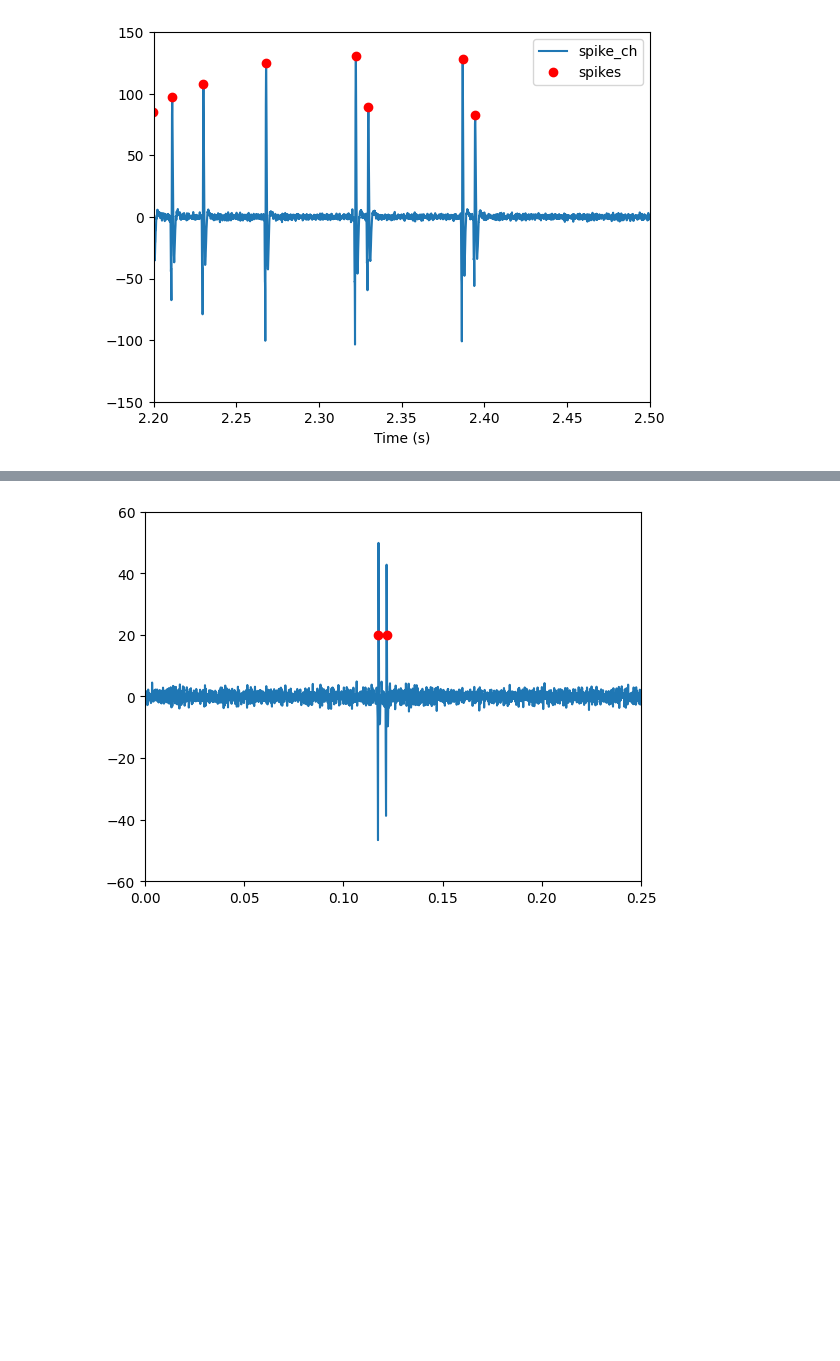
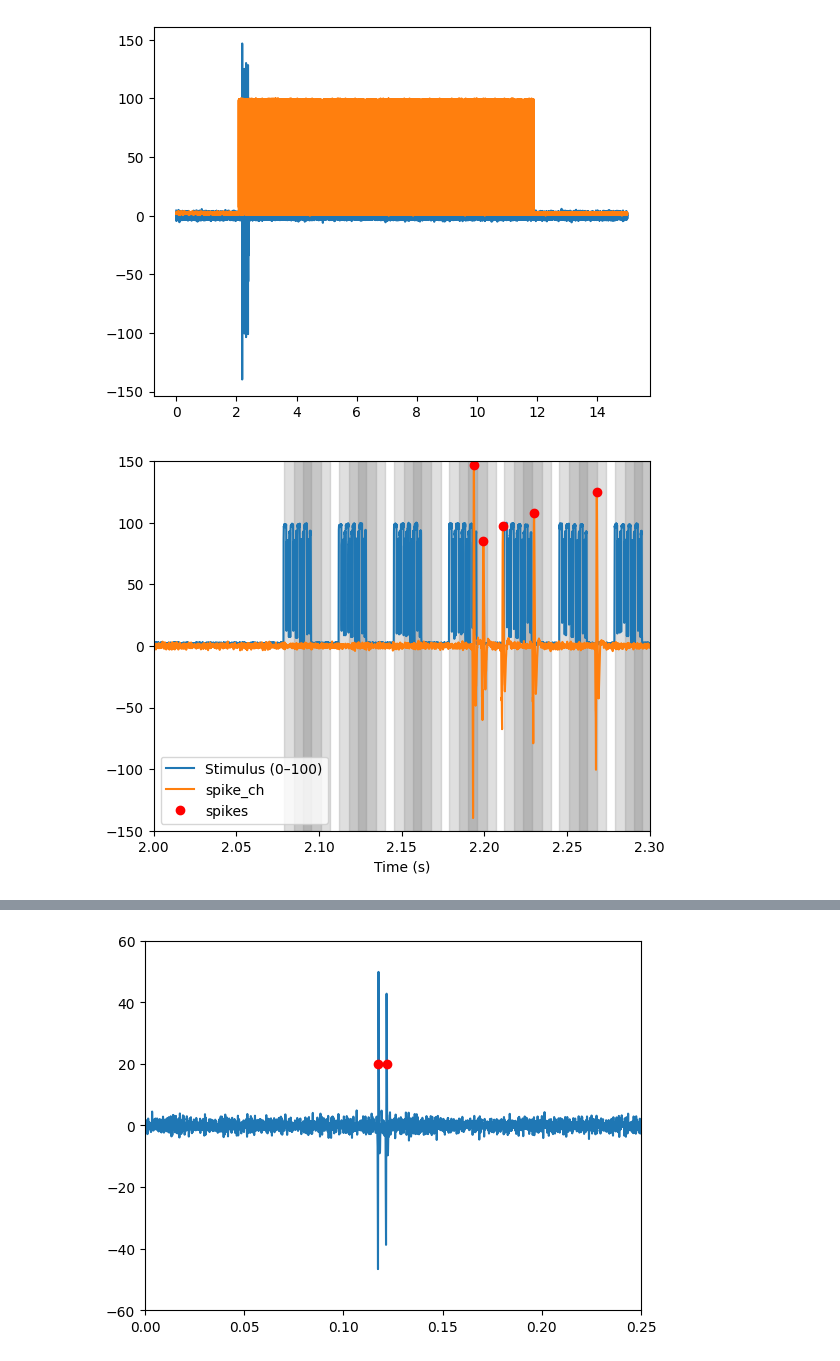
Before and after one commit to bkim346/Neitz_Analysis_Suite, a Jupyter notebook: testingbed.ipynb, the cells around one changed output, grey strips where cells are left out. Saved outputs shown, nothing was run; the diff lists cells and outputs as text; code cells hidden in the pictures; blank space fills up the shorter version.

```diff
--- a/testingbed.ipynb
+++ b/testingbed.ipynb
@@ -44,43 +85,52 @@ plt.axis([2.2, 2.5, -150, 150])
 # %%
 import numpy as np
 import matplotlib.pyplot as plt
+from Neitz import Neitz
+from pathlib import Path
+from scipy.signal import find_peaks
 
-stim_threshold = 1.0
 PULSES_PER_BURST = 4
+FRAME_S = 1/60  # one frame wide grey box
 
-FRAME_S = 1/60          # one frame width
-# FRAME_S = 1/30        # <- use this instead if you want OFF+ON cycle width
+laser = Neitz(filepath=Path.cwd())
+laser.abfread("2026_01_14_0007.abf")
 
-# 1) rising edges (pulse onsets)
-stim_on = stim_ch > stim_threshold
-edges = np.diff(stim_on.astype(int))
-rise = np.where(edges == 1)[0] + 1
+# flip + normalize stim to 0..100
+laser.stim_ch = -laser.stim_ch
+laser.stim_ch = laser.stim_ch - laser.stim_ch.min()
+laser.stim_ch = laser.stim_ch / laser.stim_ch.max() * 100
+peaks, _ = find_peaks(laser.spike_ch, height=20)
+# ---------- GREY BOX LOGIC (uniform, anchored to first pulse only) ----------
+# laser.stim_ch is already flipped + normalized (0..100)
+stim = laser.stim_ch
+t = laser.time_vec
 
-# optional: de-bounce (remove spurious rises that are too close)
-dt = float(np.median(np.diff(time_vec)))
-min_sep_s = 0.010  # 10 ms; tune if needed
-min_sep_n = int(round(min_sep_s / dt))
-rise_clean = []
-for r in rise:
-    if not rise_clean or (r - rise_clean[-1]) >= min_sep_n:
-        rise_clean.append(r)
-rise_clean = np.asarray(rise_clean, dtype=int)
+# detect rising edges of each pulse, then keep the first of each burst-of-4
+thr = 50  # halfway on 0..100 scale
+rise = np.where(np.diff((stim > thr).astype(int)) == 1)[0] + 1
+rise_first = rise[::4]  # first pulse of each 4-pulse burst
 
-# 2) anchor = first pulse of each burst of 4
-anchor_idx = rise_clean[::PULSES_PER_BURST]
-anchor_t = time_vec[anchor_idx]
+plt.plot(t, laser.spike_ch, label="spike_ch")
+plt.plot(t, stim, label="stim (0-100)")
 
-# 3) plot + fixed-width grey boxes at each anchor onset
+
+
+# ---------- PLOT ----------
 plt.figure()
-plt.plot(time_vec, spike_ch, label="spike_ch")
-plt.plot(time_vec[peaks], spike_ch[peaks], "o", c="red", label="spikes")
+plt.plot(laser.time_vec, laser.stim_ch, label="Stimulus (0–100)")
+plt.plot(laser.time_vec, laser.spike_ch, label="spike_ch")
 
-for t0 in anchor_t:
-    plt.axvspan(t0, t0 + FRAME_S, color="grey", alpha=0.25)
+# if you already have peaks from find_peaks on spike_ch:
+plt.plot(laser.time_vec[peaks], laser.spike_ch[peaks], "o", c="red", label="spikes")
 
-plt.axis([2.2, 2.5, -150, 150])
+# draw UNIFORM grey boxes (same width every time)
+for i in rise_first:
+    plt.axvspan(t[i], t[i] + 1/60, color="grey", alpha=0.25)  # 1 frame wide
+
+plt.axis([2, 2.3, -150, 150])
 plt.xlabel("Time (s)")
 plt.legend()
 plt.show()
 # %% [output]
-[figure, old version]
+[figure, new version]
+[figure, added]
```
Also changed, not shown: parts of 11 cells of this notebook.
